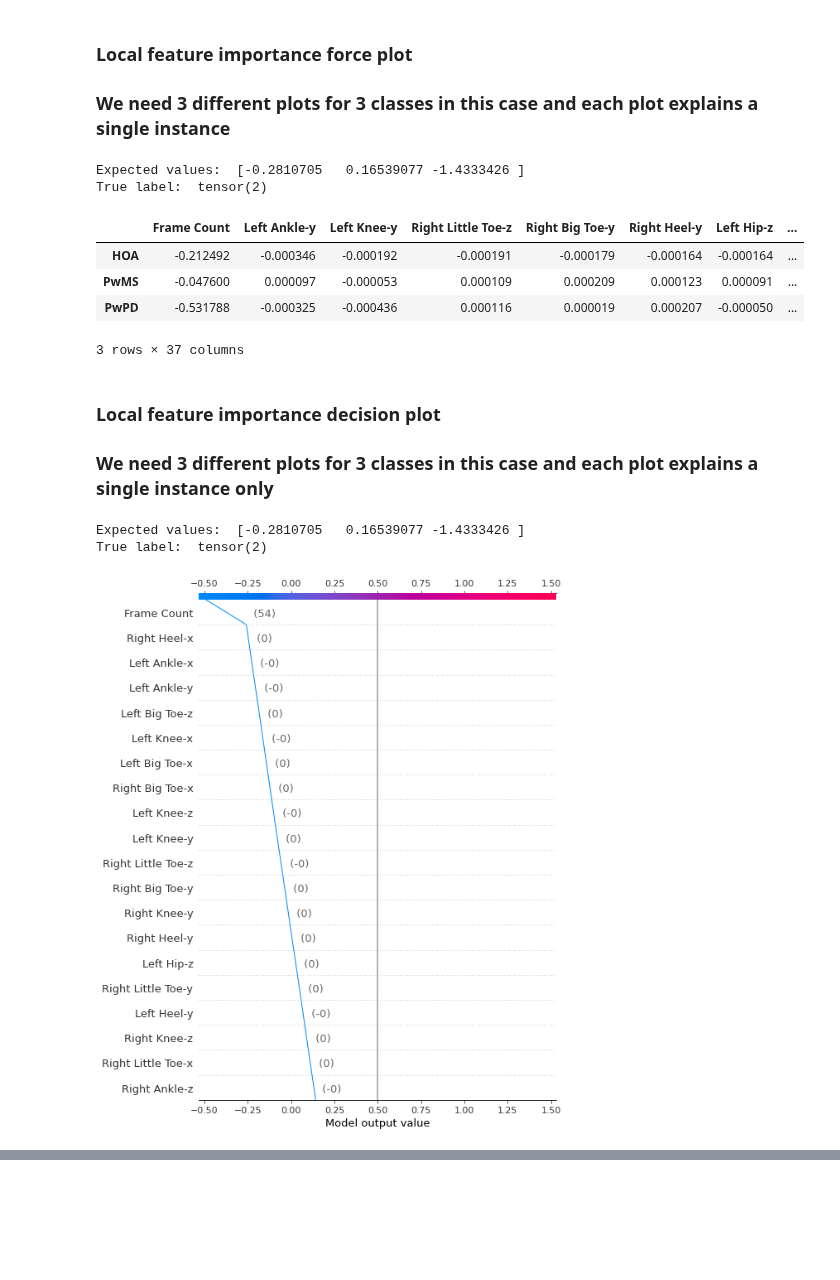
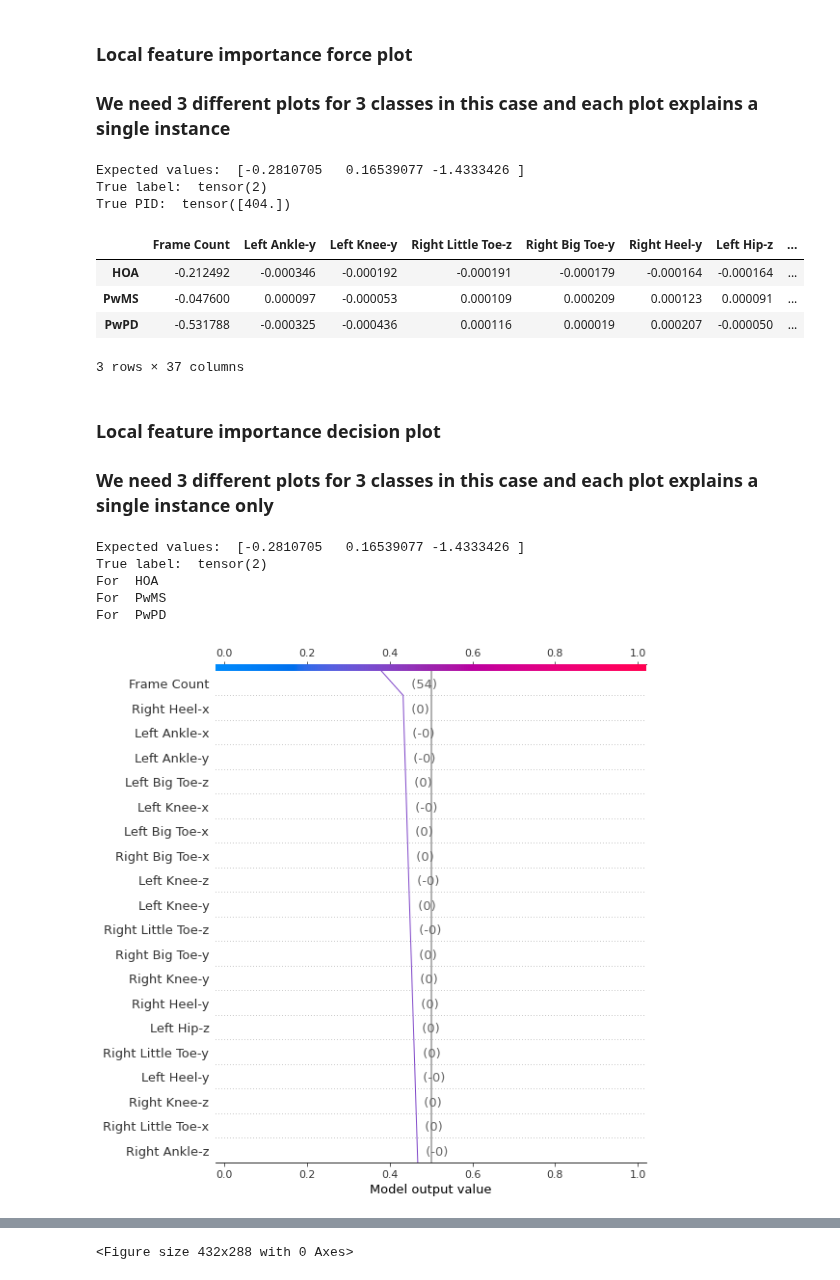
Before and after one commit to kaurrachneet6/Vision-Based-Gait-Analysis-Framework-for-Predicting-Multiple-Sclerosis, a Jupyter notebook: Discussion analysis/SubjectGenWT_SHAP.ipynb, the cells around one changed output, grey strips where cells are left out. Cells and saved outputs as stored; diff of their text form; code cells hidden in the pictures; blank space fills up the shorter version.

```diff
--- a/Discussion analysis/SubjectGenWT_SHAP.ipynb
+++ b/Discussion analysis/SubjectGenWT_SHAP.ipynb
@@ -388,6 +388,7 @@ class_to_explain = 0 #0 for HOA, 1 for MS, and 2 for PD
 out_names_ = ['HOA', 'PwMS', 'PwPD']
 instance_to_explain = 0 #Let's explain the first test set instance
 print ('True label: ', trainer.Y_sl_test[instance_to_explain])
+print ('True PID: ', trainer.PID_sl_test[instance_to_explain])
 
 for class_to_explain in classes:
 # plot the explanation of the first prediction
@@ -396,7 +397,7 @@ for class_to_explain in classes:
         shap_values=shaps_feature_wise[class_to_explain][instance_to_explain],
         features=Xtest_feature_wise_df.iloc[instance_to_explain],
         feature_names=Xtest_feature_wise_df.columns,
-        link="identity",
+        link="logit",
         out_names=out_names_[class_to_explain]
     )
     #This plot doesn't display but is directly saved at the specified path
@@ -416,9 +417,18 @@ df3=pd.DataFrame(data=shaps_feature_wise[2][instance_to_explain].reshape(1,-1),
 df=pd.concat([df1,df2,df3], axis = 1)
 df.columns = ['HOA', 'PwMS', 'PwPD']
 display(df.transpose())
+#This first obvious difference is SHAP will output a seperate matrix
+#for each class prediction for the given input row. This means we have
+#3 plots to look at instead of just one. This is useful because a
+#regulator may be just as interested in why you made a decision as
+#they are in why you didn't make another.
+#The units for force and decision plots are probabilities for predicting
+#the particular class for that instance vs. not that class
+#The class with the highest prediction probability is the predicted target
 # %% [output]
 Expected values:  [-0.2810705   0.16539077 -1.4333426 ]
 True label:  tensor(2)
+True PID:  tensor([404.])
 |  | Frame Count | Left Ankle-y | Left Knee-y | Right Little Toe-z | Right Big Toe-y | Right Heel-y | Left Hip-z | ... |
 | HOA | -0.212492 | -0.000346 | -0.000192 | -0.000191 | -0.000179 | -0.000164 | -0.000164 | ... |
 | PwMS | -0.047600 | 0.000097 | -0.000053 | 0.000109 | 0.000209 | 0.000123 | 0.000091 | ... |
@@ -430,31 +440,39 @@ True label:  tensor(2)
 # %%
 ##Decision plot local interpretations
 #Expected value is the list of length number of classes. So, we must choose which label are we trying to explain.
 #We may choose depending on the true and predicted label for the current instance we wish to explain
 print ('Expected values: ', explainer.expected_value)
 class_to_explain = 0 #0 for HOA, 1 for MS, and 2 for PD
 instance_to_explain = 0 #Let's explain the first test set instance
 print ('True label: ', trainer.Y_sl_test[instance_to_explain])
 
 # We provide new_base_value as the cutoff probability for the classification mode
 # This is done to increase the interpretability of the plot
-new_base_value=0.5
+new_base_value=0
 
-# plot the explanation of the first prediction
-shap.decision_plot(
-    base_value=explainer.expected_value[class_to_explain],
-    shap_values=shaps_feature_wise[class_to_explain][instance_to_explain],
-    features=Xtest_feature_wise_df.iloc[instance_to_explain],
-    feature_names=Xtest_feature_wise_df.columns.to_list(),
-    link="identity",
-    new_base_value=0.5,
-    show = False
-)
-f = plt.gcf()
-plt.tight_layout()
-f.savefig('../SHAPResults/' + parameter_dict["framework"] + '/' + parameter_dict["model"] + \
-          '/shap_local_decision_instance' + str(instance_to_explain) + '_' + out_name + '.png', dpi = 350)
+for class_to_explain in classes:
+    # plot the explanation of the first prediction
+    shap.decision_plot(
+        base_value=explainer.expected_value[class_to_explain],
+        shap_values=shaps_feature_wise[class_to_explain][instance_to_explain],
+        features=Xtest_feature_wise_df.iloc[instance_to_explain],
+        feature_names=Xtest_feature_wise_df.columns.to_list(),
+        link="logit",
+        new_base_value=0,
+        show = False
+    )
+    f = plt.gcf()
+    plt.figure()
+    print ('For ', out_names_[class_to_explain])
+
+    plt.tight_layout()
+    f.savefig('../SHAPResults/' + parameter_dict["framework"] + '/' + parameter_dict["model"] + \
+          '/shap_local_decision_instance' + str(instance_to_explain) + '_' + out_names_[class_to_explain] + '.png', dpi = 350)
+    f.show()
 # %% [output]
 Expected values:  [-0.2810705   0.16539077 -1.4333426 ]
 True label:  tensor(2)
+For  HOA
+For  PwMS
+For  PwPD
-[figure, old version]
+[figure, new version]
@@ -460,0 +481 @@ True label:  tensor(2)
+<Figure size 432x288 with 0 Axes>
```
Also changed, not shown: parts of 5 cells of this notebook.
